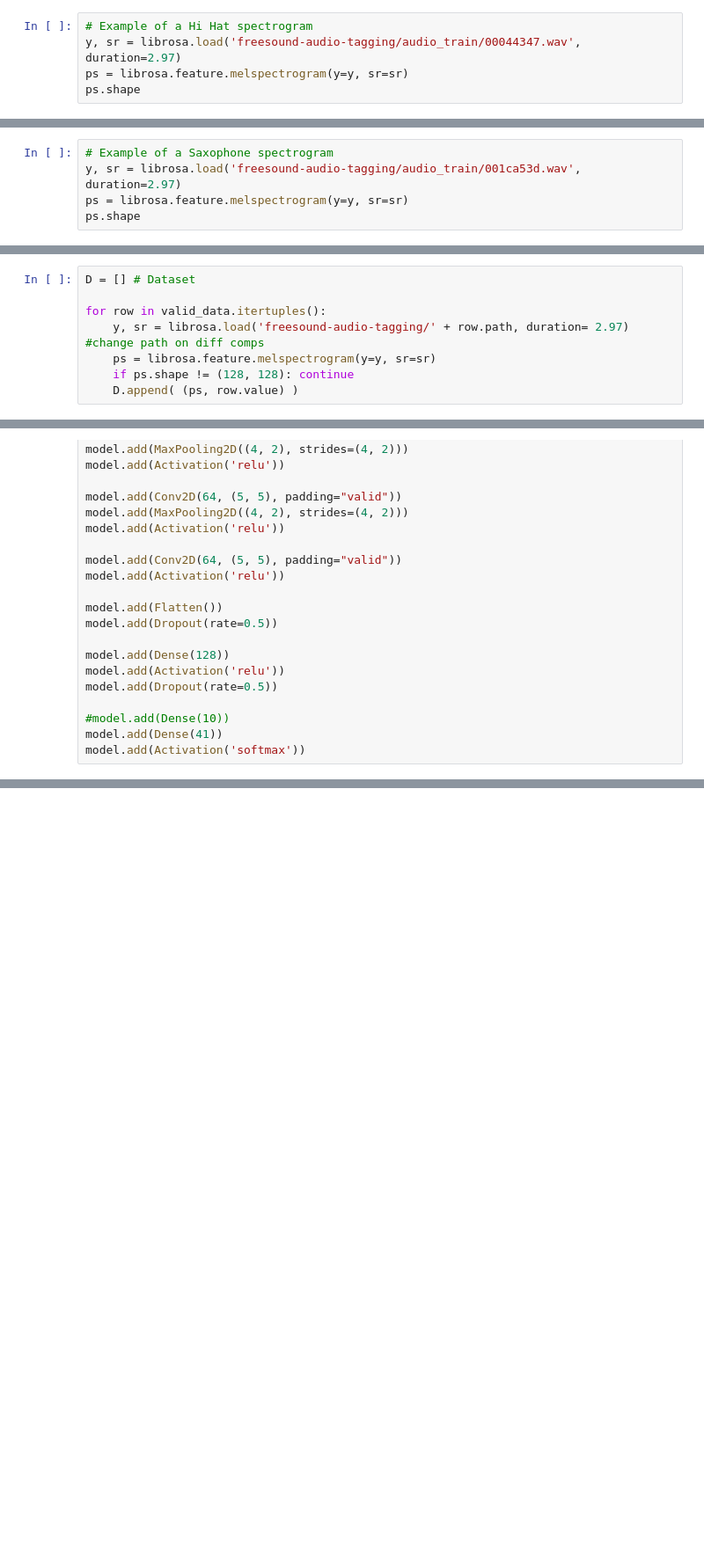
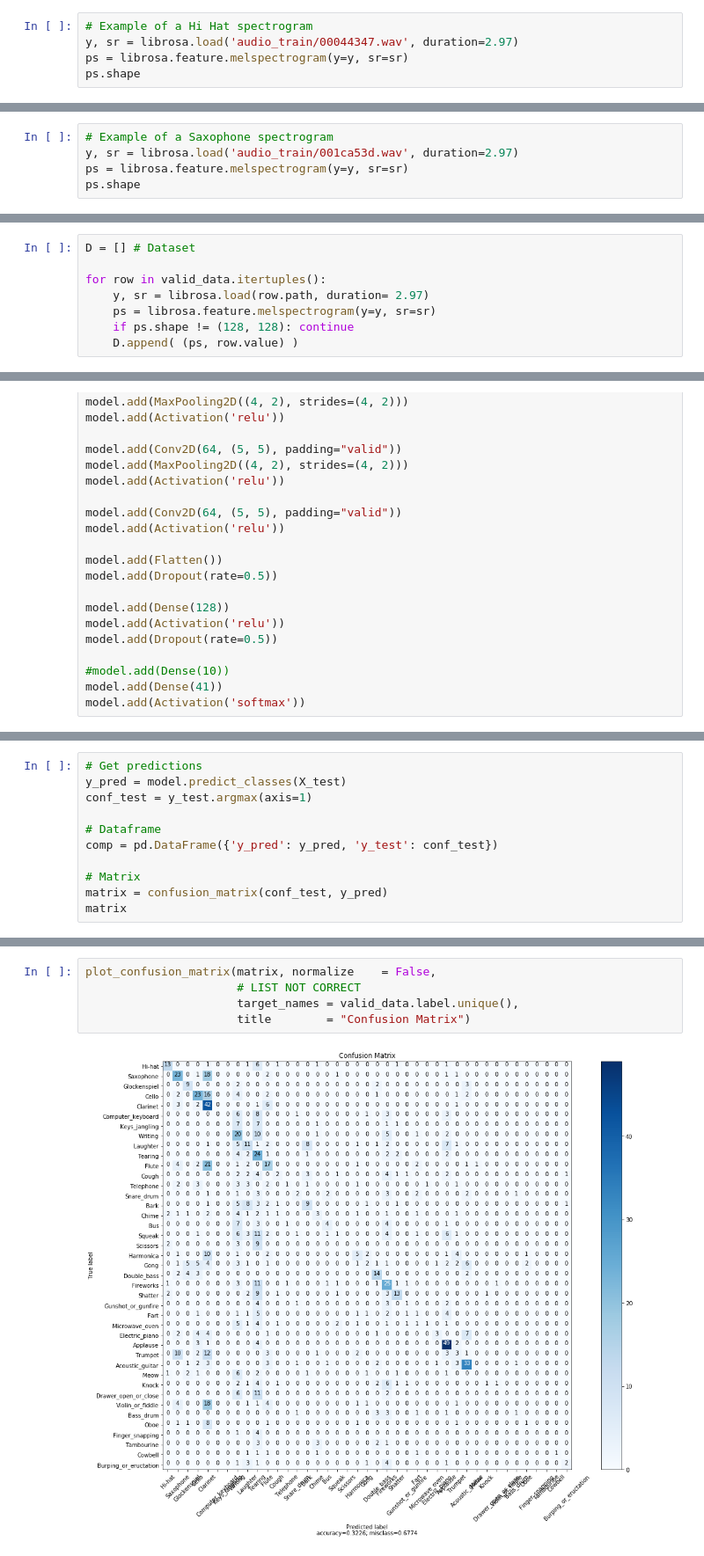
Before and after one commit to nvgopal/DS3_Audio_Reg, a Jupyter notebook: AudioClassification.ipynb, the cells around one changed output, grey strips where cells are left out. Shown: that part at 88% size. Saved outputs shown, nothing was run; the diff lists cells and outputs as text; blank space fills up the shorter version.

Commit message:
Cleaned notebook + Added confusion matrix

```diff
--- a/AudioClassification.ipynb
+++ b/AudioClassification.ipynb
@@ -39,6 +71,6 @@ valid_data['Duration'].hist(bins = 27)
 # %%
 # Example of a Hi Hat spectrogram
-y, sr = librosa.load('freesound-audio-tagging/audio_train/00044347.wav', duration=2.97)
+y, sr = librosa.load('audio_train/00044347.wav', duration=2.97)
 ps = librosa.feature.melspectrogram(y=y, sr=sr)
 ps.shape
 # %% [output]
@@ -50,7 +82,7 @@ librosa.display.specshow(ps, y_axis='mel', x_axis='time')
 [figure]
 # %%
 # Example of a Saxophone spectrogram
-y, sr = librosa.load('freesound-audio-tagging/audio_train/001ca53d.wav', duration=2.97)
+y, sr = librosa.load('audio_train/001ca53d.wav', duration=2.97)
 ps = librosa.feature.melspectrogram(y=y, sr=sr)
 ps.shape
 # %% [output]
@@ -104,7 +99,7 @@ valid_data.shape
 D = [] # Dataset
 
 for row in valid_data.itertuples():
-    y, sr = librosa.load('freesound-audio-tagging/' + row.path, duration= 2.97)  #change path on diff comps
+    y, sr = librosa.load(row.path, duration= 2.97)
     ps = librosa.feature.melspectrogram(y=y, sr=sr)
     if ps.shape != (128, 128): continue
     D.append( (ps, row.value) )
@@ -222,0 +216,11 @@ Test accuracy: 0.24193547666072845
+# %%
+# Get predictions
+y_pred = model.predict_classes(X_test)
+conf_test = y_test.argmax(axis=1)
+
+# Dataframe
+comp = pd.DataFrame({'y_pred': y_pred, 'y_test': conf_test})
+
+# Matrix
+matrix = confusion_matrix(conf_test, y_pred)
+matrix
@@ -222,0 +315,7 @@ Test accuracy: 0.24193547666072845
+# %%
+plot_confusion_matrix(matrix, normalize    = False,
+                      # LIST NOT CORRECT
+                      target_names = valid_data.label.unique(),
+                      title        = "Confusion Matrix")
+# %% [output]
+[figure, added]
```
Also changed, not shown: parts of 27 cells of this notebook.
